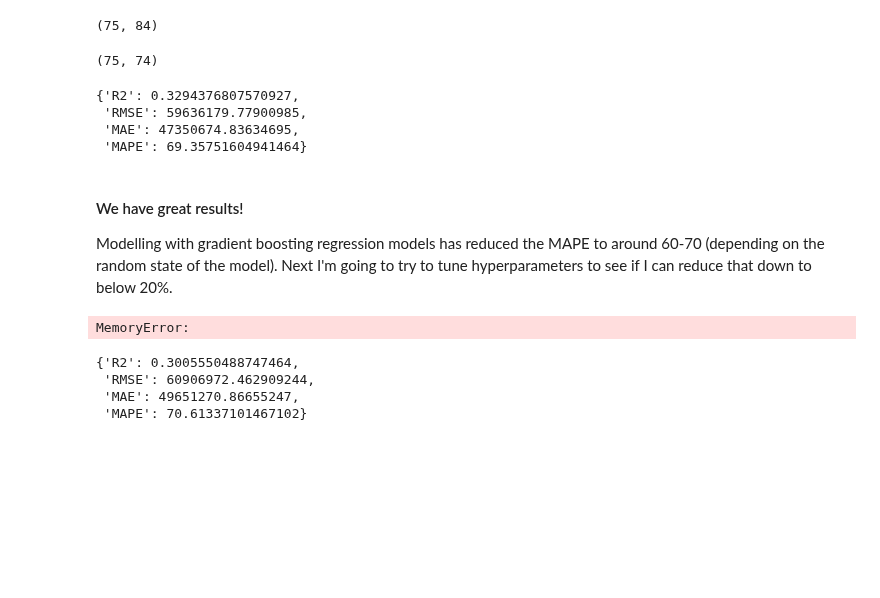
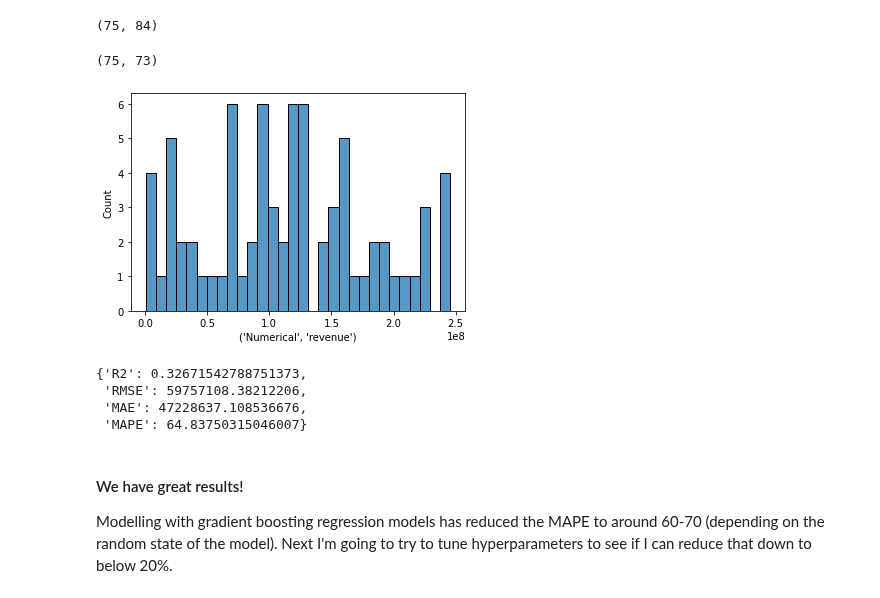
Before and after one commit to NickD-Dean/Springboard, a Jupyter notebook: Capstone Project 2/Code/07 - Modeling revenue on a film tier.ipynb, the cells around one changed output. Drawn from its saved outputs; the diff is of its cells as text; code cells hidden in the pictures; blank space fills up the shorter version.

Commit message:
Constructed multiple tiers of films to model film revenue on

```diff
--- a/Capstone Project 2/Code/07 - Modeling revenue on a film tier.ipynb
+++ b/Capstone Project 2/Code/07 - Modeling revenue on a film tier.ipynb
@@ -47,12 +67,16 @@ tier.shape
 (75, 84)
 # %%
 # drop all columns that are redundant, we know these films are sequels and that they aren't released in the below months
-tier_1 = tier.drop(['Collection', '1', '2', '3', '4', '5', '8', '9', '10', '11'], level=1, axis=1)
+tier_1 = tier.drop(['Action', 'Collection', '1', '2', '3', '4', '5', '8', '9', '10', '11'], level=1, axis=1)
 y = np.log(tier_1['Numerical', 'revenue'])
 X = tier_1.drop('revenue', level=1, axis=1)
 tier_1.shape
 # %% [output]
-(75, 74)
+(75, 73)
+# %%
+sns.histplot(data=tier_1, x=('Numerical', 'revenue'), stat='count', bins=30);
+# %% [output]
+[figure, added]
 # %%
 scaler = MinMaxScaler()
 scaler.fit(X['Numerical'])
@@ -71,40 +95,33 @@ MAPE_1 = MAPE(exp_y_test, tier_1_preds)
 scores_1 = {'R2':r2_1, 'RMSE':RMSE_1, "MAE":MAE_1, "MAPE":MAPE_1}
 scores_1
 # %% [output]
-{'R2': 0.3294376807570927,
- 'RMSE': 59636179.77900985,
- 'MAE': 47350674.83634695,
- 'MAPE': 69.35751604941464}
+{'R2': 0.32671542788751373,
+ 'RMSE': 59757108.38212206,
+ 'MAE': 47228637.108536676,
+ 'MAPE': 64.83750315046007}
 # %% [markdown]
 #### We have great results!
 
 Modelling with gradient boosting regression models has reduced the MAPE to around 60-70 (depending on the random state of the model).  Next I'm going to try to tune hyperparameters to see if I can reduce that down to below 20%.
 # %%
-params = {'n_estimators':np.arange(5,10000), 'max_depth':np.arange(1,70),
+params = {'n_estimators':np.arange(10,10000), 'max_depth':np.arange(1,70),
           'min_samples_split': np.arange(2,10), 'learning_rate': [0.000001, 0.00001, 0.0001, 0.001, 0.01, 0.1, 1]}
 grade = GradientBoostingRegressor()
-gradient = GridSearchCV(grade, param_grid=params)
+gradient = RandomizedSearchCV(grade, param_distributions=params, n_iter=100)
 gradient.fit(X_train, y_train)
 grade_best_score = gradient.best_score_
 grade_best_params = gradient.best_params_
 print('GB best score: ', grade_best_score)
 print('GB best parameters: ', grade_best_params)
-# %% [output]
-MemoryError:
 # %%
 # Testing new optimized GradientBooster with 'best' hyperparameters:
 gb = GradientBoostingRegressor(n_estimators = 17, min_samples_split = 6, max_depth=11, random_state=42)
 gb.fit(X_train, y_train)
 tier_1_preds = gb.predict(X_test)
 tier_1_preds = np.exp(tier_1_preds)
-r2_2 = r2_score(exp_y_test, tier_1_preds)
-RMSE_2 = mean_squared_error(exp_y_test, tier_1_preds, squared=False)
-MAE_2 = mean_absolute_error(exp_y_test, tier_1_preds)
-MAPE_2 = MAPE(exp_y_test, tier_1_preds)
-scores_2 = {'R2':r2_2, 'RMSE':RMSE_2, "MAE":MAE_2, "MAPE":MAPE_2}
-scores_2
+r2_1o = r2_score(exp_y_test, tier_1_preds)
+RMSE_1o = mean_squared_error(exp_y_test, tier_1_preds, squared=False)
+MAE_1o = mean_absolute_error(exp_y_test, tier_1_preds)
+MAPE_1o = MAPE(exp_y_test, tier_1_preds)
+scores_1o = {'R2':r2_1o, 'RMSE':RMSE_1o, "MAE":MAE_1o, "MAPE":MAPE_1o}
+scores_1o
-# %% [output]
-{'R2': 0.3005550488747464,
- 'RMSE': 60906972.462909244,
- 'MAE': 49651270.86655247,
- 'MAPE': 70.61337101467102}
```
Also changed, not shown: parts of 42 cells of this notebook, 2 other files.
